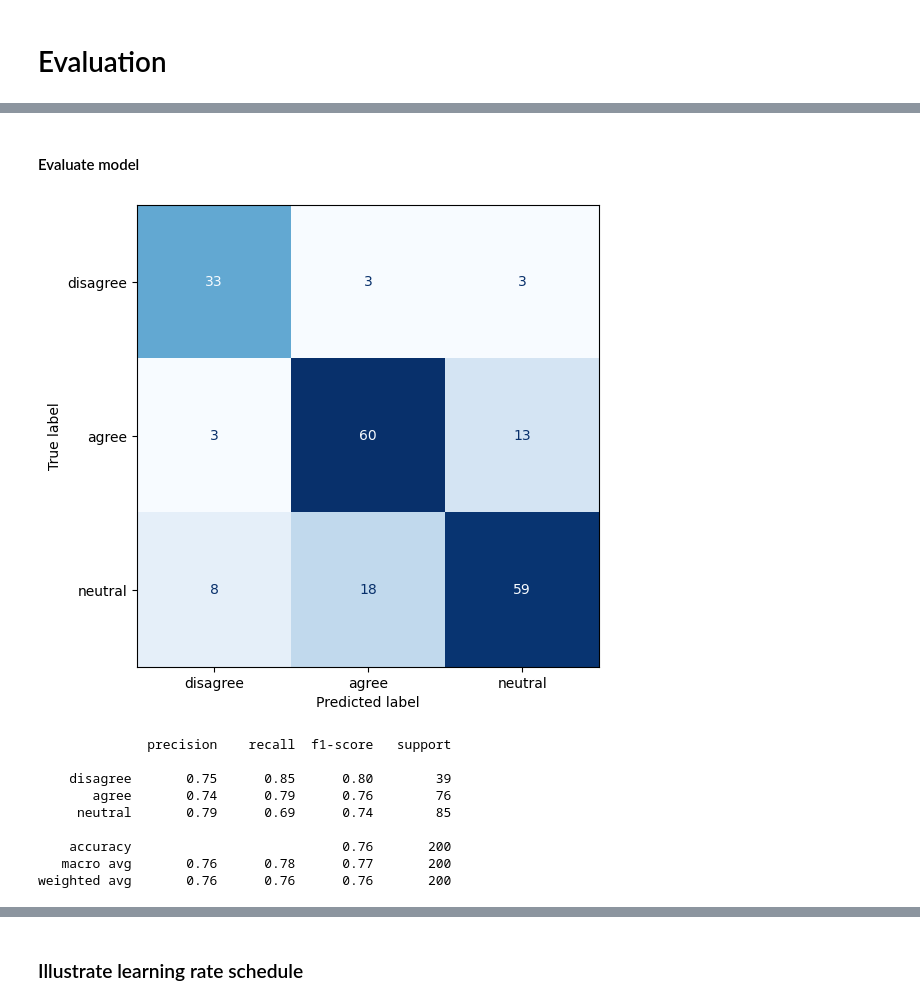
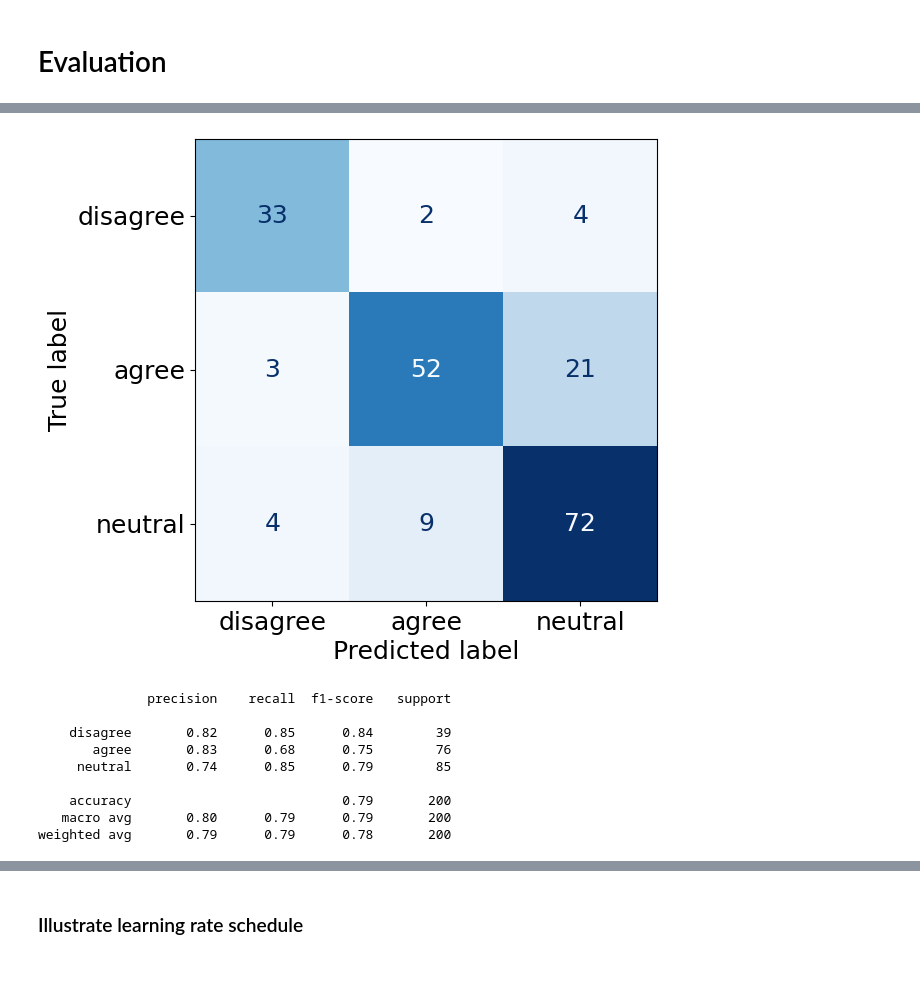
Before and after one commit to rldekkers/thesis-msc-data-science, a Jupyter notebook: 3_models.ipynb, the cells around one changed output, grey strips where cells are left out. Drawn from its saved outputs; the diff is of its cells as text; code cells hidden in the pictures; blank space fills up the shorter version.

Commit message:
cleaned code for custom model

```diff
--- a/3_models.ipynb
+++ b/3_models.ipynb
@@ -9,10 +9,11 @@ import json
 from pathlib import Path
 
 import matplotlib.pyplot as plt
+plt.rcParams["font.size"] = 18 # set font size
 import pandas as pd
 import numpy as np
 
-from sklearn.metrics import accuracy_score, f1_score, classification_report
+from sklearn.metrics import accuracy_score, f1_score, classification_report, confusion_matrix, ConfusionMatrixDisplay
 
 import torch
 import torch.nn as nn
@@ -28,7 +29,8 @@ from transformers.models.bert.modeling_bert import BertModel, BertPreTrainedMode
 from transformers.modeling_outputs import SequenceClassifierOutput
 
 device = torch.device("cpu")
-
-# Set folders
-dir_models = Path(r'C:\Users\rldek\Mijn Drive (TiU)\Thesis\Code\thesis-msc-data-science\models')
-dir_data = Path(r'C:\Users\rldek\Mijn Drive (TiU)\Thesis\Code\thesis-msc-data-science\data')
+# %%
+# Set folders
+dir_models =   Path(r'C:\Users\rldek\Mijn Drive (TiU)\Thesis\Code\thesis-msc-data-science\models')
+dir_data =     Path(r'C:\Users\rldek\Mijn Drive (TiU)\Thesis\Code\thesis-msc-data-science\data')
+dir_diagrams = Path(r'C:\Users\rldek\Mijn Drive (TiU)\Thesis\Code\thesis-msc-data-science\diagrams')
@@ -686,29 +685,0 @@ if not folder_path.exists():
-# %% [markdown]
-#### Evaluate model
-# %%
-from sklearn.metrics import ConfusionMatrixDisplay, confusion_matrix
-import matplotlib.pyplot as plt
-
-y_pred = get_y_pred(model_name, folder_path)
-y_true = get_y_true(model_name)
-labels = list(label2id.keys())
-
-cm = confusion_matrix(y_true, y_pred)
-fig, ax = plt.subplots(figsize=(6,6))
-disp = ConfusionMatrixDisplay(confusion_matrix=cm, display_labels=labels)
-disp.plot(cmap="Blues", ax=ax, colorbar=False)
-
-plt.show()
-
-print(classification_report(y_true, y_pred, target_names=labels))
-# %% [output]
-[figure, removed]
-              precision    recall  f1-score   support
-
-    disagree       0.75      0.85      0.80        39
-       agree       0.74      0.79      0.76        76
-     neutral       0.79      0.69      0.74        85
-
-    accuracy                           0.76       200
-   macro avg       0.76      0.78      0.77       200
-weighted avg       0.76      0.76      0.76       200
@@ -714,0 +689,29 @@ weighted avg       0.76      0.76      0.76       200
+# %%
+# Find path of last checkpoint
+last_ckpt_path = get_model_last_ckpt_path(model_name)
+
+# Retrieve log
+log = get_model_log(model_name)
+
+# Find path of best checkpoint (according to macro-averaged F1)
+best_ckpt_path = get_model_best_ckpt_path(model_name)
+# %%
+y_pred = get_y_pred(model_name, best_ckpt_path)
+y_true = get_y_true(model_name)
+labels = list(label2id.keys())
+# %%
+my_fig = make_conf_matrix(y_true, y_pred, labels, model_name, save=False)
+# %% [output]
+[figure, added]
+# %%
+make_classification_report(y_true, y_pred, labels, save=True, folder= dir_diagrams / 'evaluation', filename='class_report')
+# %% [output]
+              precision    recall  f1-score   support
+
+    disagree       0.82      0.85      0.84        39
+       agree       0.83      0.68      0.75        76
+     neutral       0.74      0.85      0.79        85
+
+    accuracy                           0.79       200
+   macro avg       0.80      0.79      0.79       200
+weighted avg       0.79      0.79      0.78       200
```
Also changed, not shown: parts of 18 cells of this notebook, 1 other file.
